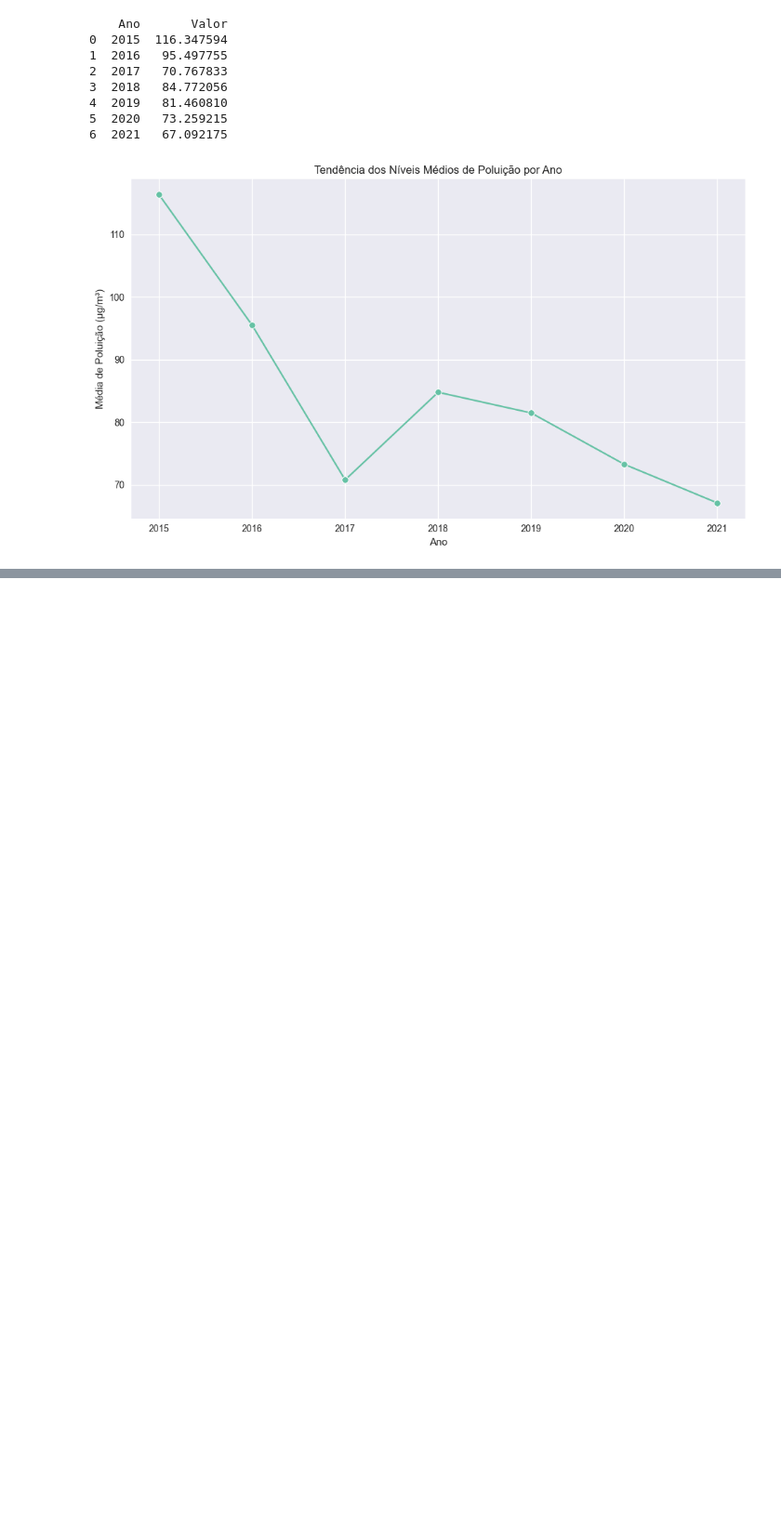
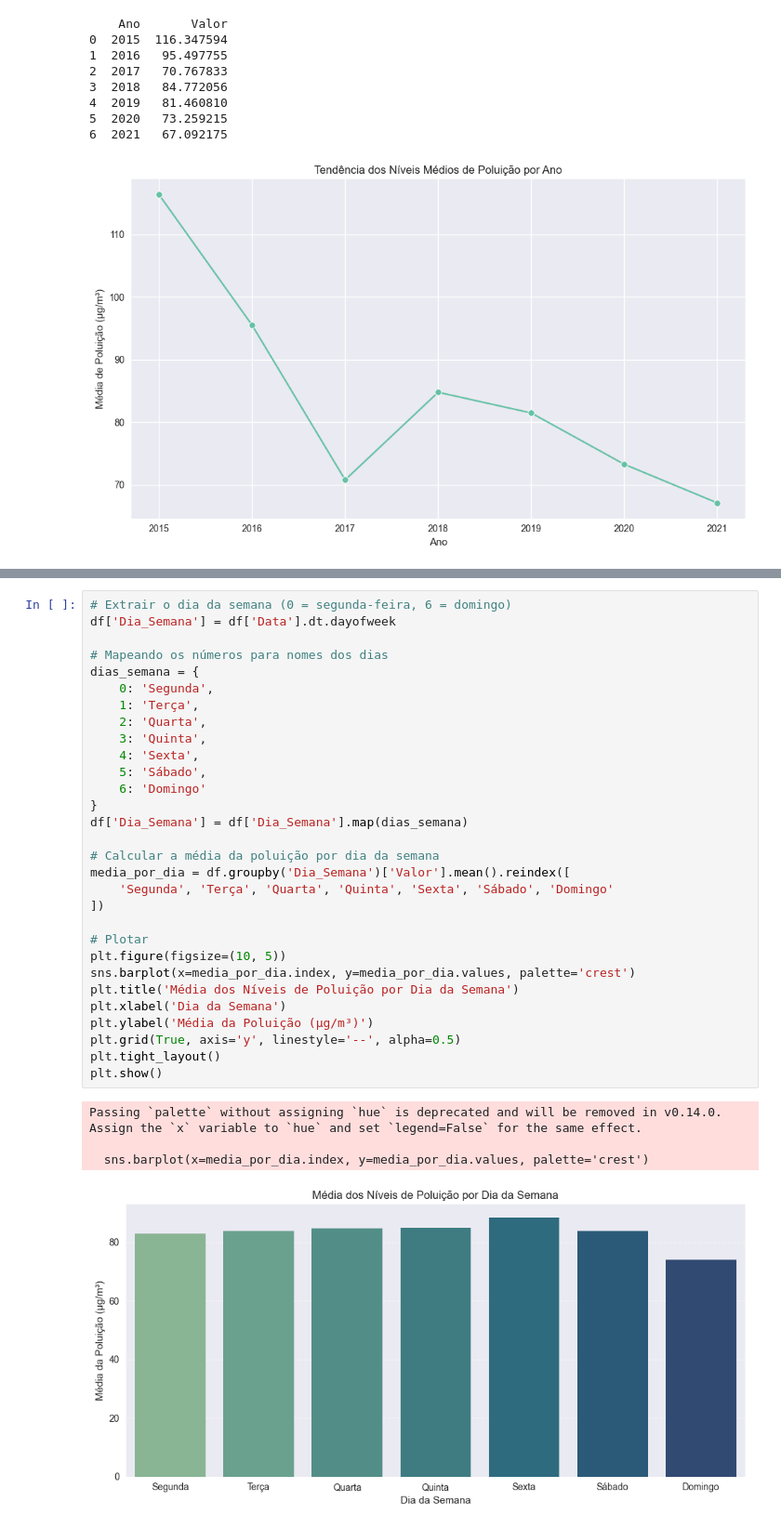
Before and after one commit to Jackson-Ramos/218606---ELABORAR-RELAT-RIO-ANAL-TICO-DE-DATA-SCIENCE, a Jupyter notebook: poluicao.ipynb, the cells around one changed output, grey strips where cells are left out. Shown: that part at 93% size. Drawn from its saved outputs; the diff is of its cells as text; blank space fills up the shorter version.

```diff
--- a/poluicao.ipynb
+++ b/poluicao.ipynb
@@ -614,0 +631,35 @@ plt.show()
+# %%
+# Extrair o dia da semana (0 = segunda-feira, 6 = domingo)
+df['Dia_Semana'] = df['Data'].dt.dayofweek
+
+# Mapeando os números para nomes dos dias
+dias_semana = {
+    0: 'Segunda',
+    1: 'Terça',
+    2: 'Quarta',
+    3: 'Quinta',
+    4: 'Sexta',
+    5: 'Sábado',
+    6: 'Domingo'
+}
+df['Dia_Semana'] = df['Dia_Semana'].map(dias_semana)
+
+# Calcular a média da poluição por dia da semana
+media_por_dia = df.groupby('Dia_Semana')['Valor'].mean().reindex([
+    'Segunda', 'Terça', 'Quarta', 'Quinta', 'Sexta', 'Sábado', 'Domingo'
+])
+
+# Plotar
+plt.figure(figsize=(10, 5))
+sns.barplot(x=media_por_dia.index, y=media_por_dia.values, palette='crest')
+plt.title('Média dos Níveis de Poluição por Dia da Semana')
+plt.xlabel('Dia da Semana')
+plt.ylabel('Média da Poluição (µg/m³)')
+plt.grid(True, axis='y', linestyle='--', alpha=0.5)
+plt.tight_layout()
+plt.show()
+# %% [output]
+Passing `palette` without assigning `hue` is deprecated and will be removed in v0.14.0. Assign the `x` variable to `hue` and set `legend=False` for the same effect.
+
+  sns.barplot(x=media_por_dia.index, y=media_por_dia.values, palette='crest')
+[figure, added]
```
Also changed, not shown: parts of 1 cell of this notebook.
